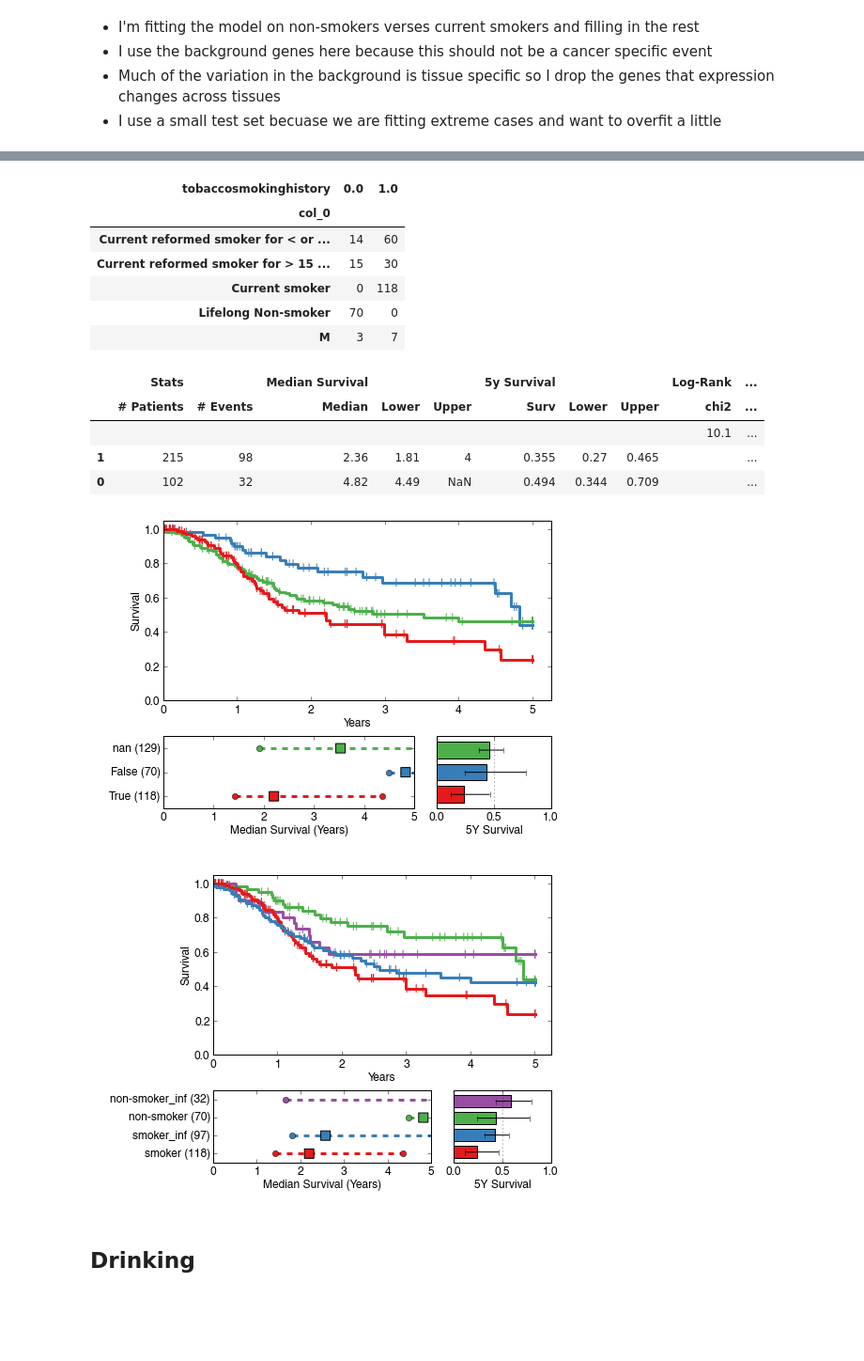
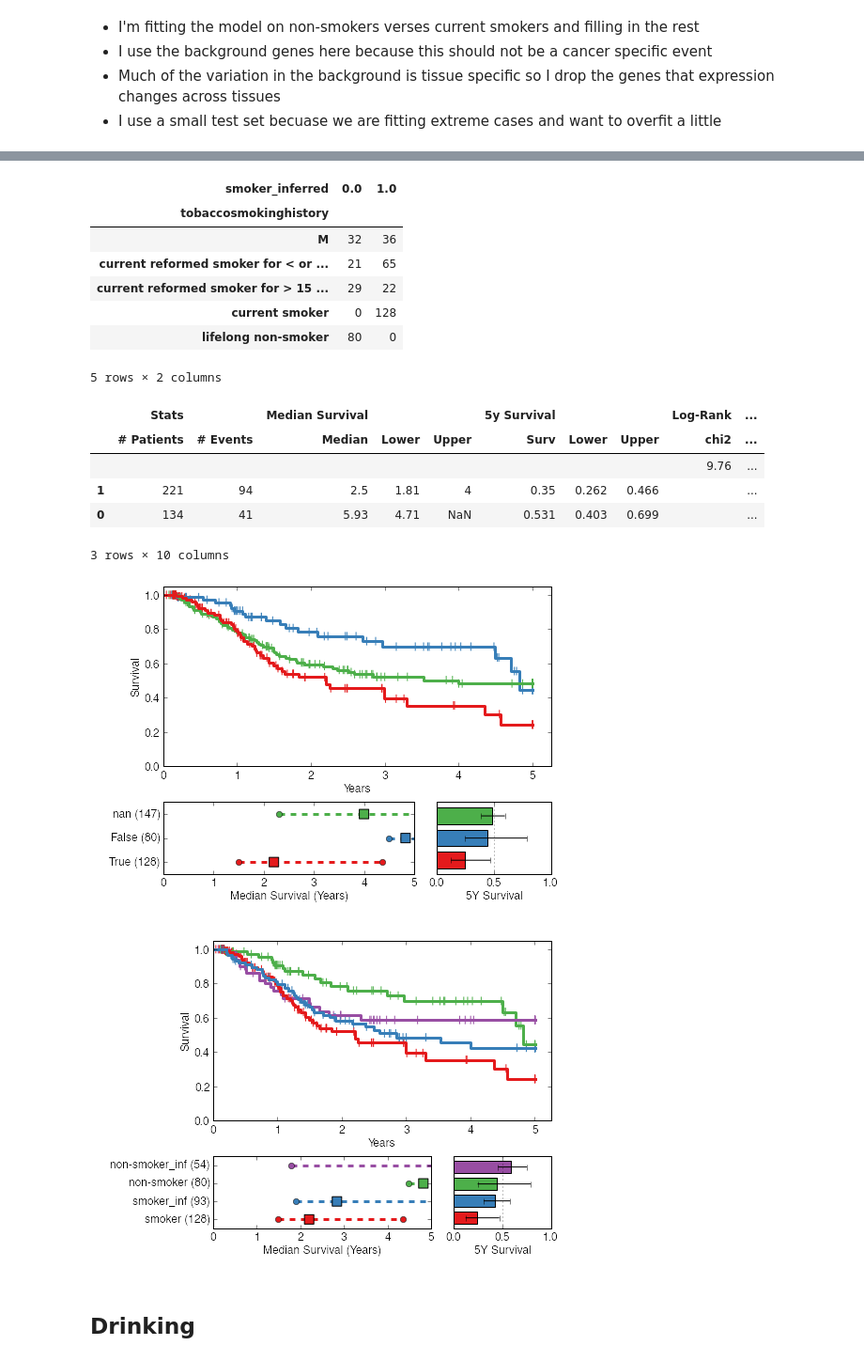
Before and after one commit to theandygross/TCGA, a Jupyter notebook: Analysis_Notebooks/Clinical_Inference.ipynb, the cells around one changed output, grey strips where cells are left out. Shown at 94% size. Saved outputs shown, nothing was run; the diff lists cells and outputs as text; code cells hidden in the pictures; blank space fills up the shorter version.

```diff
--- a/Analysis_Notebooks/Clinical_Inference.ipynb
+++ b/Analysis_Notebooks/Clinical_Inference.ipynb
@@ -97,4 +132,4 @@ from Stats.Classification import SVC_fill
 * I use a small test set becuase we are fitting extreme cases and want to overfit a little
 # %%
 smoker = clinical.clinical.tobaccosmokinghistory.str.lower()
-smoker = smoker[smoker.isin(['current smoker','lifelong non-smoker'])] == 'current smoker'
+smoker_binary = smoker[smoker.isin(['current smoker','lifelong non-smoker'])] == 'current smoker'
@@ -109,4 +144,4 @@ dtype: int64
 # %%
-ret = SVC_fill(smoker, rna.features.ix['real'], test_size=.35)
+ret = SVC_fill(smoker_binary, rna.features.ix['real'])
 ret['auc']
 # %% [output]
@@ -123,5 +166,5 @@ t = ax.set_xticklabels(labels, rotation=20)
 # %%
-get_surv_fit_lr(surv, smoker.ix[keepers_o].fillna('Missing'))
+get_surv_fit_lr(surv, smoker_binary.ix[keepers_o].fillna('Missing'))
 # %% [output]
 |  | Stats |  | Median Survival |  |  | 5y Survival |  |  | Log-Rank | ... |
 |  | # Patients | # Events | Median | Lower | Upper | Surv | Lower | Upper | chi2 | ... |
@@ -142,33 +176,36 @@ get_surv_fit_lr(clinical.survival.survival, clinical.clinical.tobaccosmokinghist
 # %%
-smoker_inferred = 1.*smoker.combine_first(ret['filled_feature'])
+smoker_inferred = 1.*smoker_binary.combine_first(ret['filled_feature'])
+smoker_inferred.name = 'smoker_inferred'
 # %%
-pd.crosstab(smoker_inferred, clinical.clinical.tobaccosmokinghistory.ix[smoker_inferred.index].fillna('M')).T
+pd.crosstab(smoker_inferred, smoker.ix[smoker_inferred.index].fillna('M')).T
 # %% [output]
-| tobaccosmokinghistory | 0.0 | 1.0 |
-| col_0 |  |  |
-| Current reformed smoker for < or ... | 14 | 60 |
-| Current reformed smoker for > 15 ... | 15 | 30 |
-| Current smoker | 0 | 118 |
-| Lifelong Non-smoker | 70 | 0 |
-| M | 3 | 7 |
+| smoker_inferred | 0.0 | 1.0 |
+| tobaccosmokinghistory |  |  |
+| M | 32 | 36 |
+| current reformed smoker for < or ... | 21 | 65 |
+| current reformed smoker for > 15 ... | 29 | 22 |
+| current smoker | 0 | 128 |
+| lifelong non-smoker | 80 | 0 |
+5 rows × 2 columns
 # %%
 get_surv_fit_lr(clinical.survival.survival, smoker_inferred)
 # %% [output]
 |  | Stats |  | Median Survival |  |  | 5y Survival |  |  | Log-Rank | ... |
 |  | # Patients | # Events | Median | Lower | Upper | Surv | Lower | Upper | chi2 | ... |
-|  |  |  |  |  |  |  |  |  | 10.1 | ... |
-| 1 | 215 | 98 | 2.36 | 1.81 | 4 | 0.355 | 0.27 | 0.465 |  | ... |
-| 0 | 102 | 32 | 4.82 | 4.49 | NaN | 0.494 | 0.344 | 0.709 |  | ... |
+|  |  |  |  |  |  |  |  |  | 9.76 | ... |
+| 1 | 221 | 94 | 2.5 | 1.81 | 4 | 0.35 | 0.262 | 0.466 |  | ... |
+| 0 | 134 | 41 | 5.93 | 4.71 | NaN | 0.531 | 0.403 | 0.699 |  | ... |
+3 rows × 10 columns
 # %%
-survival_and_stats(smoker.ix[smoker_inferred.index], surv)
+survival_and_stats(smoker_binary.ix[smoker_inferred.index], surv)
 # %% [output]
-[figure, old version]
+[figure, new version]
 # %%
 si = smoker_inferred.map({1:'smoker_inf', 0:'non-smoker_inf'})
-s = smoker.map({True:'smoker', False:'non-smoker'})
+s = smoker_binary.map({True:'smoker', False:'non-smoker'})
 survival_and_stats(s.combine_first(si), surv)
 # %% [output]
-[figure, old version]
+[figure, new version]
 # %% [markdown]
 ## Drinking
 # %% [markdown]
```
Also changed, not shown: parts of 32 cells of this notebook.
